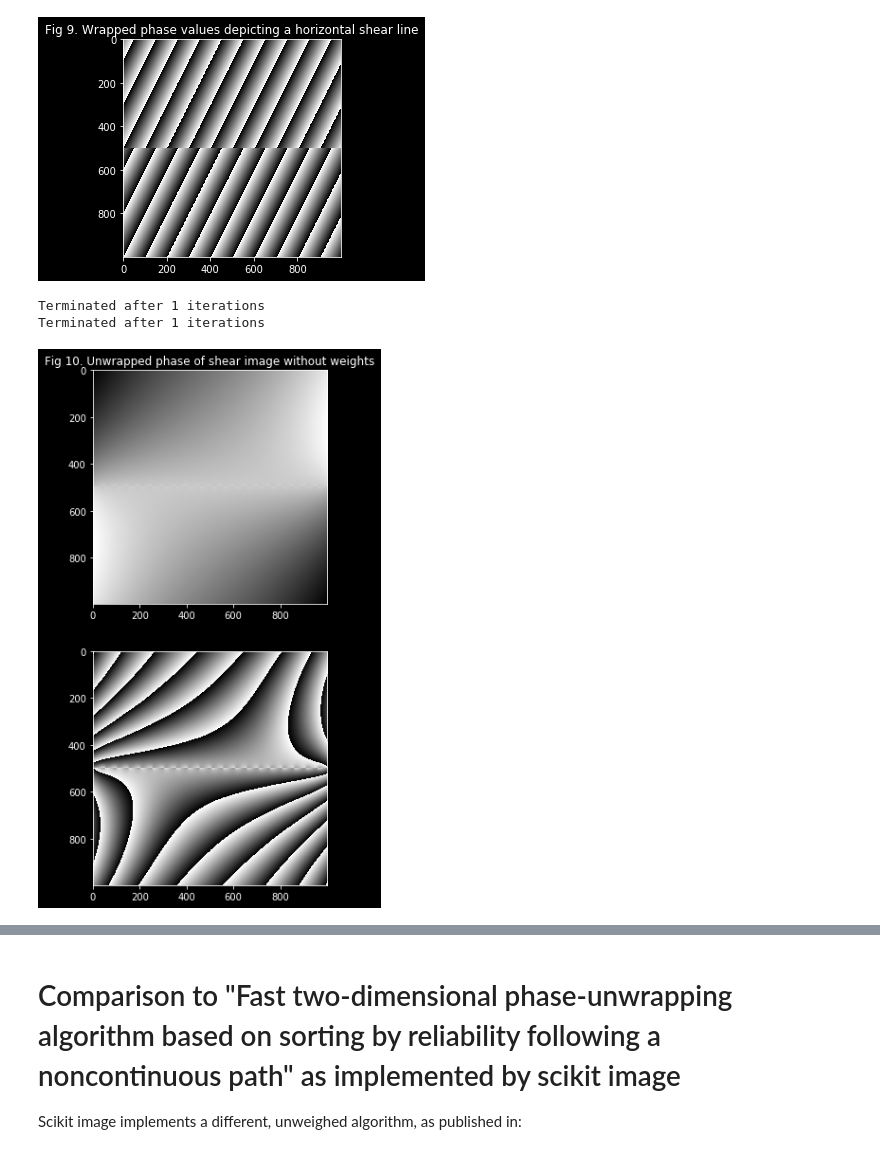
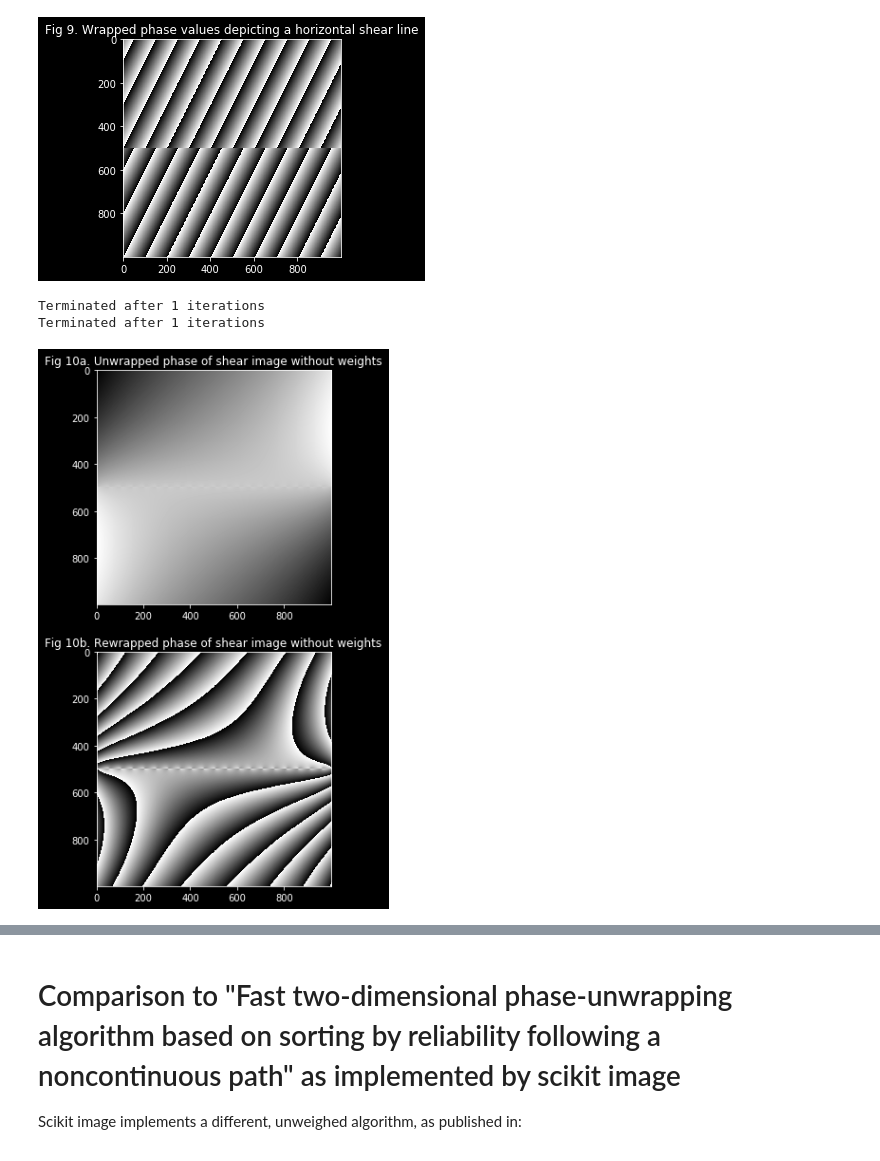
Before and after one commit to TAdeJong/weighed_phase_unwrap, a Jupyter notebook: weighed_phase_unwrap.ipynb, the cells around one changed output, grey strips where cells are left out. Saved outputs shown, nothing was run; the diff lists cells and outputs as text; code cells hidden in the pictures.

```diff
--- a/weighed_phase_unwrap.ipynb
+++ b/weighed_phase_unwrap.ipynb
@@ -91,12 +91,13 @@ plt.title("Fig 9. Wrapped phase values depicting a horizontal shear line");
 # %%
 fig, axs = plt.subplots(nrows=2, figsize=[6,10])
 axs[0].imshow(phase_unwrap(shear), cmap=CMAP)
-axs[0].set_title("Fig 10. Unwrapped phase of shear image without weights")
-axs[1].imshow(_wrapToPi(phase_unwrap(shear)), cmap=CMAP);
+axs[0].set_title("Fig 10a. Unwrapped phase of shear image without weights")
+axs[1].imshow(_wrapToPi(phase_unwrap(shear)), cmap=CMAP)
+axs[1].set_title("Fig 10b. Rewrapped phase of shear image without weights");
 # %% [output]
 Terminated after 1 iterations
 Terminated after 1 iterations
-[figure, old version]
+[figure, new version]
 # %%
 # We create a set of weights with a zero-weight line in the center
 shearweight = np.ones_like(shear)
```
Also changed, not shown: parts of 5 cells of this notebook.
